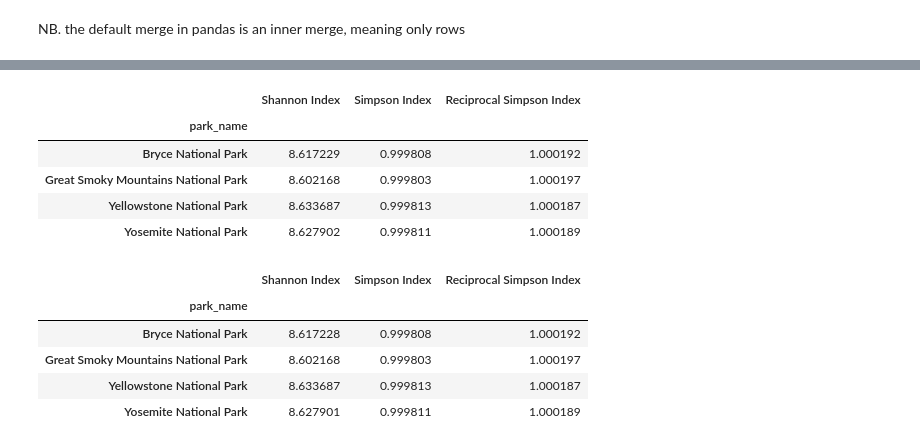
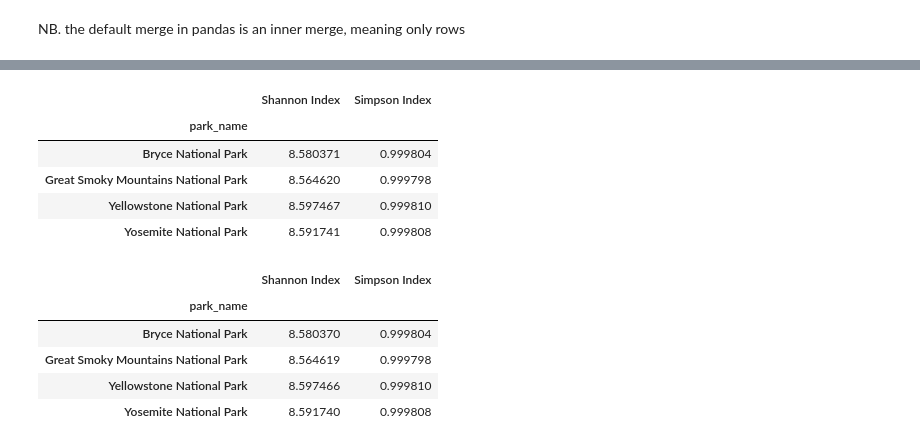
Before and after one commit to alanjameschapman/biodiversity, a Jupyter notebook: biodiversity.ipynb, the cells around one changed output, grey strips where cells are left out. Drawn from its saved outputs; the diff is of its cells as text; code cells hidden in the pictures.

```diff
--- a/biodiversity.ipynb
+++ b/biodiversity.ipynb
@@ -544,33 +555,31 @@ NB. the default merge in pandas is an inner merge, meaning only rows
 # %%
 from skbio.diversity.alpha import shannon, simpson
 
 # Function to calculate biodiversity indices for a park
 def calculate_biodiversity(park_group):
-    species_counts = park_group['observations'].values
-    # park_name = park_group['park_name'].iloc[0]
+    species_counts = park_group.groupby('scientific_name')['observations'].sum()
 
     # Calculate Shannon and Simpson indices
     shannon_index = shannon(species_counts)
     simpson_index = simpson(species_counts)
 
     return pd.Series({
         'Shannon Index': shannon_index,
         'Simpson Index': simpson_index,
-        'Reciprocal Simpson Index': 1 / simpson_index
     })
 
 # Group by park_name and calculate biodiversity indices
 biodiversity_by_park = df.groupby('park_name').apply(calculate_biodiversity)
 
 # Display the results
 biodiversity_by_park
 # %% [output]
-|  | Shannon Index | Simpson Index | Reciprocal Simpson Index |
-| park_name |  |  |  |
-| Bryce National Park | 8.617229 | 0.999808 | 1.000192 |
-| Great Smoky Mountains National Park | 8.602168 | 0.999803 | 1.000197 |
-| Yellowstone National Park | 8.633687 | 0.999813 | 1.000187 |
-| Yosemite National Park | 8.627902 | 0.999811 | 1.000189 |
+|  | Shannon Index | Simpson Index |
+| park_name |  |  |
+| Bryce National Park | 8.580371 | 0.999804 |
+| Great Smoky Mountains National Park | 8.564620 | 0.999798 |
+| Yellowstone National Park | 8.597467 | 0.999810 |
+| Yosemite National Park | 8.591741 | 0.999808 |
 # %%
 # Function to calculate biodiversity indices using numpy
 def calculate_biodiversity_numpy(park_group):
@@ -592,7 +601,6 @@ def calculate_biodiversity_numpy(park_group):
     return pd.Series({
         'Shannon Index': shannon_index,
         'Simpson Index': simpson_index,
-        'Reciprocal Simpson Index': reciprocal_simpson_index
     })
 
 # Group by park_name and calculate biodiversity indices
@@ -601,9 +609,9 @@ biodiversity_by_park_numpy = df.groupby('park_name').apply(calculate_biodiversit
 # Display the results
 biodiversity_by_park_numpy
 # %% [output]
-|  | Shannon Index | Simpson Index | Reciprocal Simpson Index |
-| park_name |  |  |  |
-| Bryce National Park | 8.617228 | 0.999808 | 1.000192 |
-| Great Smoky Mountains National Park | 8.602168 | 0.999803 | 1.000197 |
-| Yellowstone National Park | 8.633687 | 0.999813 | 1.000187 |
-| Yosemite National Park | 8.627901 | 0.999811 | 1.000189 |
+|  | Shannon Index | Simpson Index |
+| park_name |  |  |
+| Bryce National Park | 8.580370 | 0.999804 |
+| Great Smoky Mountains National Park | 8.564619 | 0.999798 |
+| Yellowstone National Park | 8.597466 | 0.999810 |
+| Yosemite National Park | 8.591740 | 0.999808 |
```
Also changed, not shown: parts of 16 cells of this notebook.
